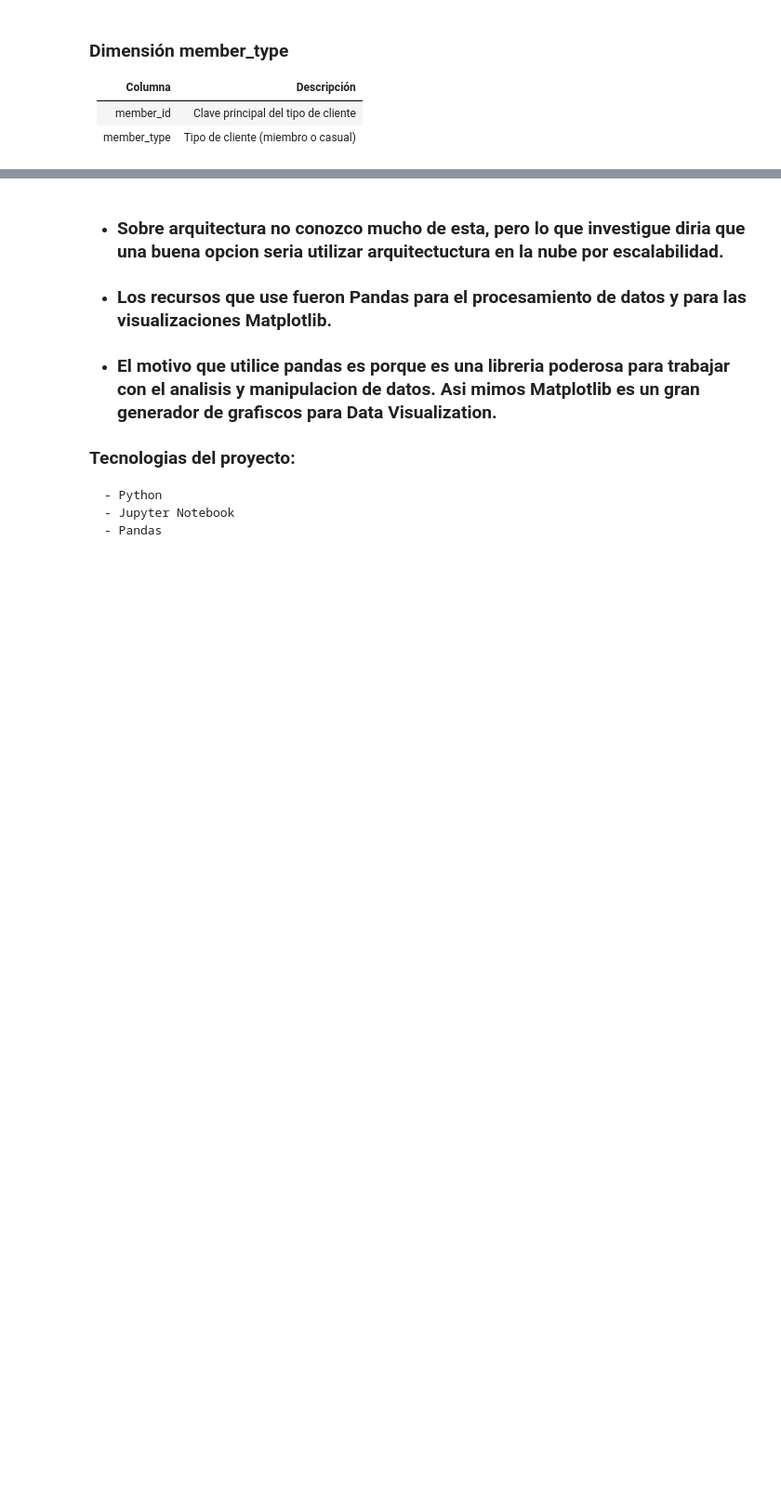
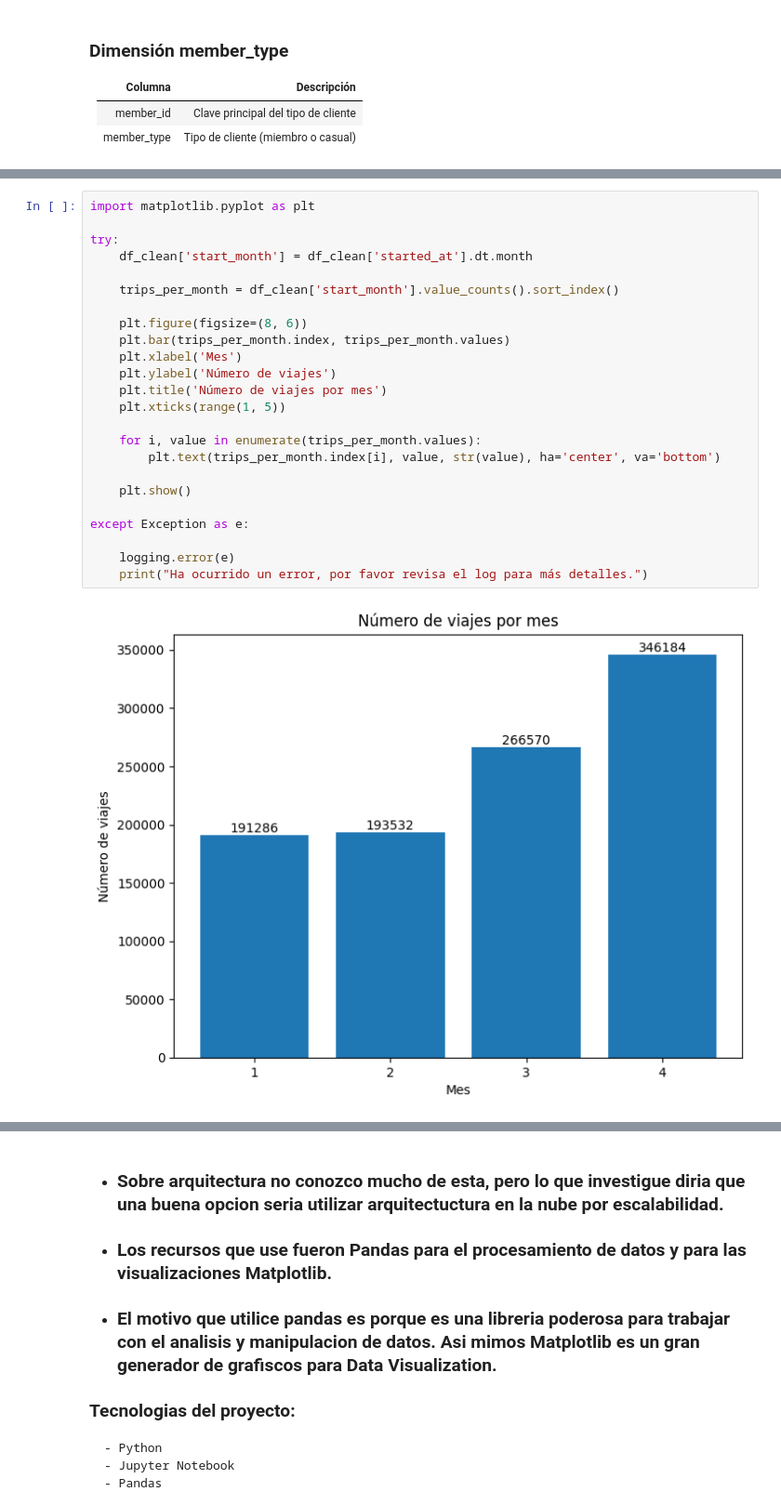
Before and after one commit to emmllanitos/Prueba-Nequi, a Jupyter notebook: nequi_test.ipynb, the cells around one changed output, grey strips where cells are left out. Shown: that part at 93% size. Saved outputs shown, nothing was run; the diff lists cells and outputs as text; blank space fills up the shorter version.

Commit message:
implement Matplotlib

```diff
--- a/nequi_test.ipynb
+++ b/nequi_test.ipynb
@@ -249,3 +249,29 @@ El modelo de datos conceptuales manejaria el esquema estrella, es util para este
 | member_type       | Tipo de cliente (miembro o casual)            |
 # %% [markdown]
 ![DIAGRAMA UML](images/uml.png)
+# %%
+import matplotlib.pyplot as plt
+
+try:
+    df_clean['start_month'] = df_clean['started_at'].dt.month
+
+    trips_per_month = df_clean['start_month'].value_counts().sort_index()
+
+    plt.figure(figsize=(8, 6))
+    plt.bar(trips_per_month.index, trips_per_month.values)
+    plt.xlabel('Mes')
+    plt.ylabel('Número de viajes')
+    plt.title('Número de viajes por mes')
+    plt.xticks(range(1, 5))
+
+    for i, value in enumerate(trips_per_month.values):
+        plt.text(trips_per_month.index[i], value, str(value), ha='center', va='bottom')
+
+    plt.show()
+
+except Exception as e:
+
+    logging.error(e)
+    print("Ha ocurrido un error, por favor revisa el log para más detalles.")
+# %% [output]
+[figure, added]
```
Also changed, not shown: parts of 3 cells of this notebook, 2 other files.
